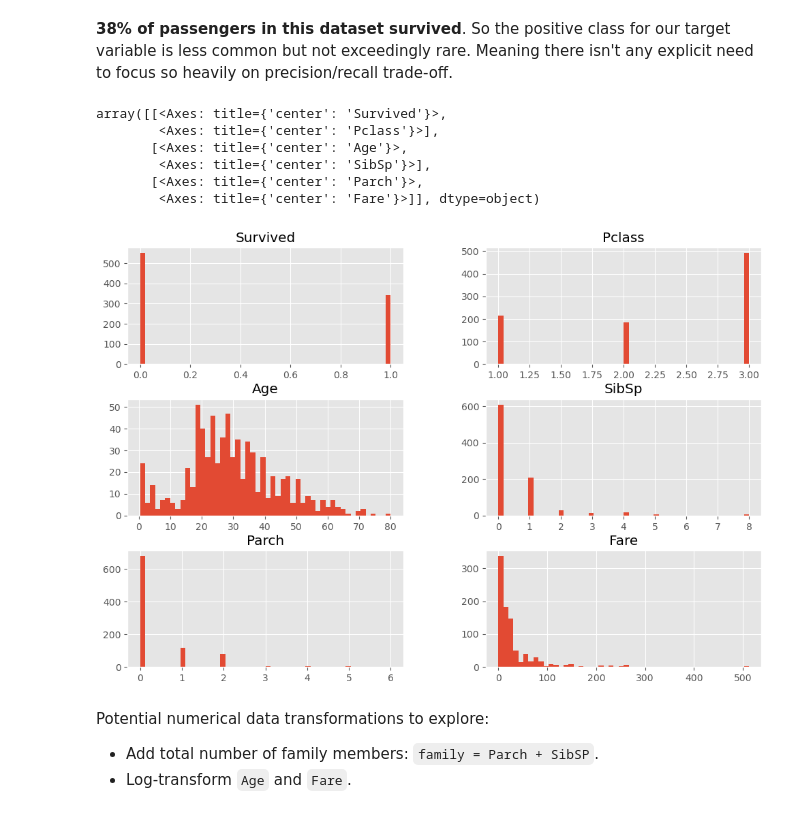
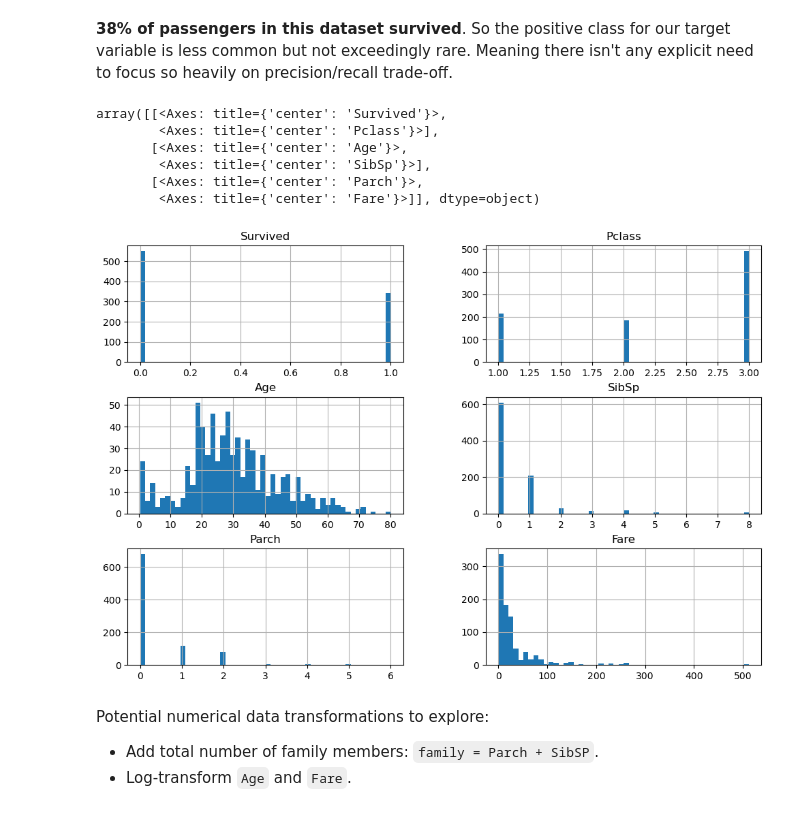
Before and after one commit to iherman10/titanic, a Jupyter notebook: titanic_2.ipynb, the cells around one changed output. Drawn from its saved outputs; the diff is of its cells as text; code cells hidden in the pictures.

```diff
--- a/titanic_2.ipynb
+++ b/titanic_2.ipynb
@@ -93,17 +93,16 @@ __38% of passengers in this dataset survived__. So the positive class for our ta
 # %%
 # Look at distributions
 import matplotlib.pyplot as plt
-plt.style.use('ggplot')
 
 explore.hist(bins=50, figsize=(12, 8))
 # %% [output]
 array([[<Axes: title={'center': 'Survived'}>,
         <Axes: title={'center': 'Pclass'}>],
        [<Axes: title={'center': 'Age'}>,
         <Axes: title={'center': 'SibSp'}>],
        [<Axes: title={'center': 'Parch'}>,
         <Axes: title={'center': 'Fare'}>]], dtype=object)
-[figure, old version]
+[figure, new version]
 # %% [markdown]
 Potential numerical data transformations to explore:
 
```
Also changed, not shown: parts of 6 cells of this notebook.
